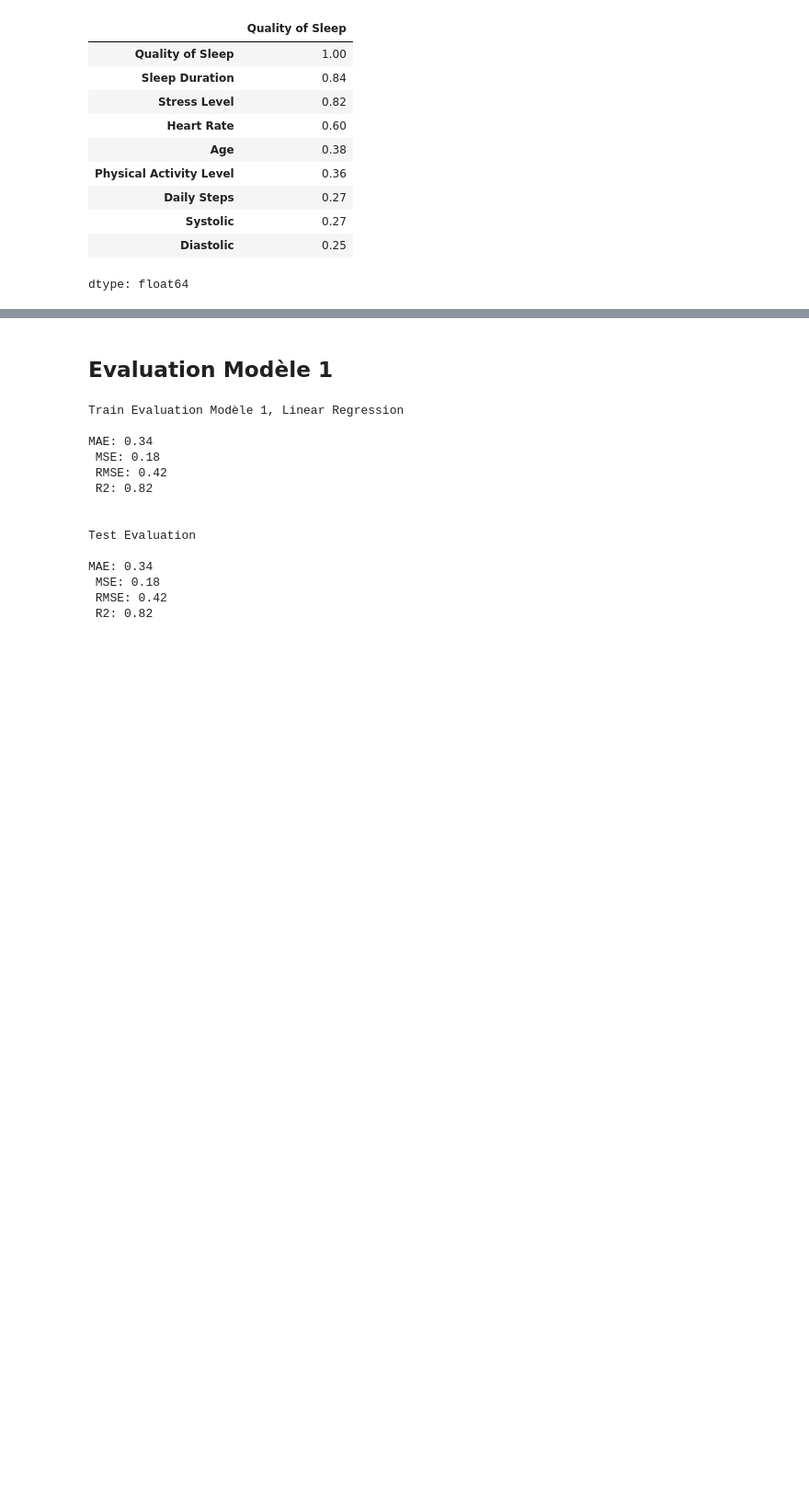
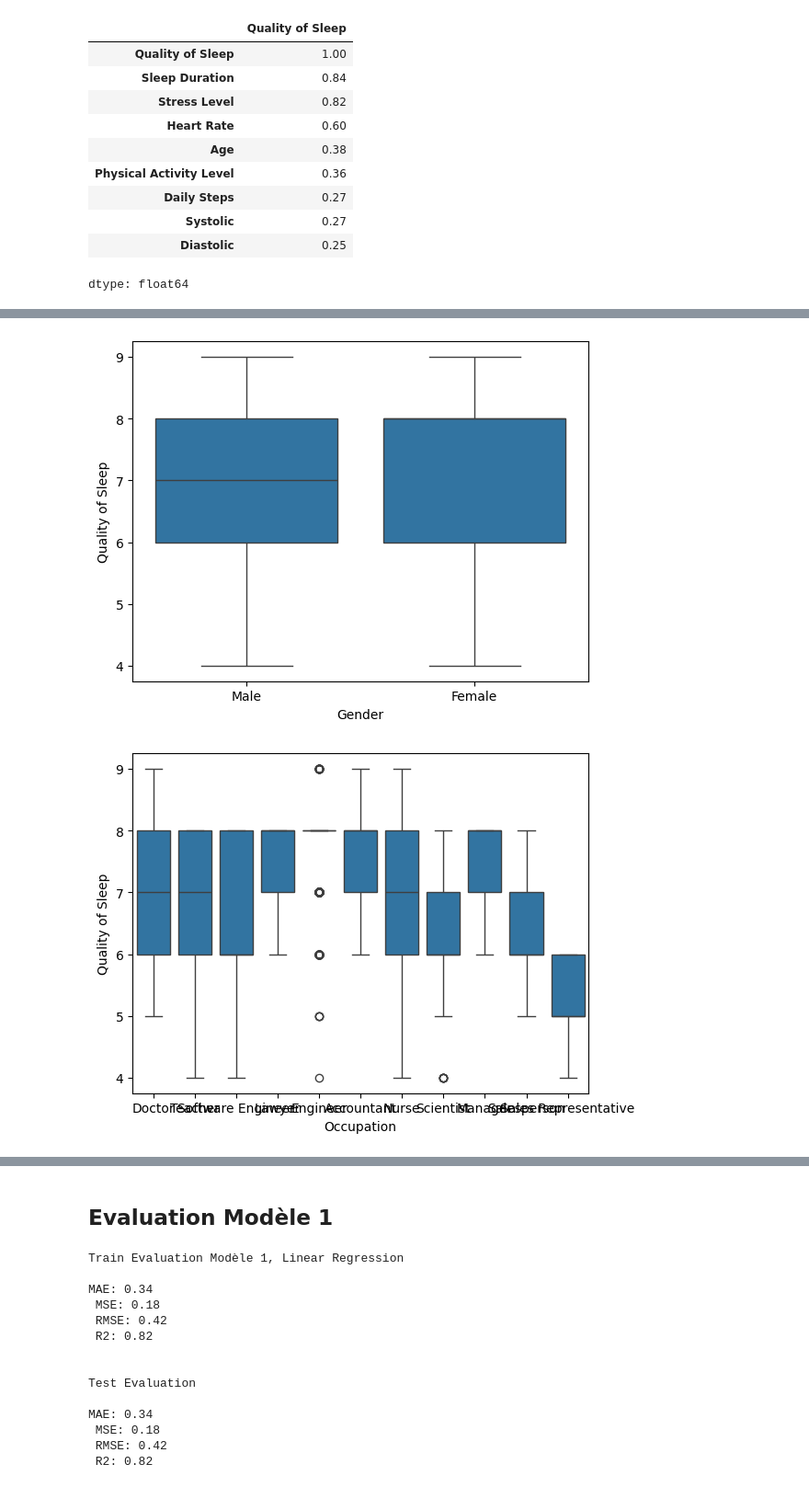
Before and after one commit to TheoHUETQC/machine-learning, a Jupyter notebook: project/quality_sleep_prediction.ipynb, the cells around one changed output, grey strips where cells are left out. Shown at 92% size. Cells and saved outputs as stored; diff of their text form; code cells hidden in the pictures; blank space fills up the shorter version.

Commit message:
feat Exploratory Data Analysis (EDA) part

```diff
--- a/project/quality_sleep_prediction.ipynb
+++ b/project/quality_sleep_prediction.ipynb
@@ -419,0 +657,2 @@ On voit que les 3 premieres colonnes sont quasi linéaire, mais cela n'est pas d
+# %%
+key_features = ["Sleep Duration", "Stress Level", "Heart Rate", "Age"] # we take age to compare
@@ -419,0 +667,5 @@ On voit que les 3 premieres colonnes sont quasi linéaire, mais cela n'est pas d
+# %%
+fig, axes = plt.subplots(nrows = 1,ncols = 4,figsize = (10,3), dpi=1000)
+for i, col in enumerate(key_features):
+  sns.regplot(x=col, y=target, data=df, ci=None, ax = axes[i], scatter_kws={'alpha':0.3});
+fig.tight_layout()
@@ -419,0 +700,8 @@ On voit que les 3 premieres colonnes sont quasi linéaire, mais cela n'est pas d
+# %%
+for col in categorical_columns:
+  df.groupby(col)[target].mean()
+  sns.boxplot(x=col, y=target, data=df)
+  plt.show()
+# %% [output]
+[figure, added]
+[figure, added]
```
Also changed, not shown: parts of 43 cells of this notebook.
